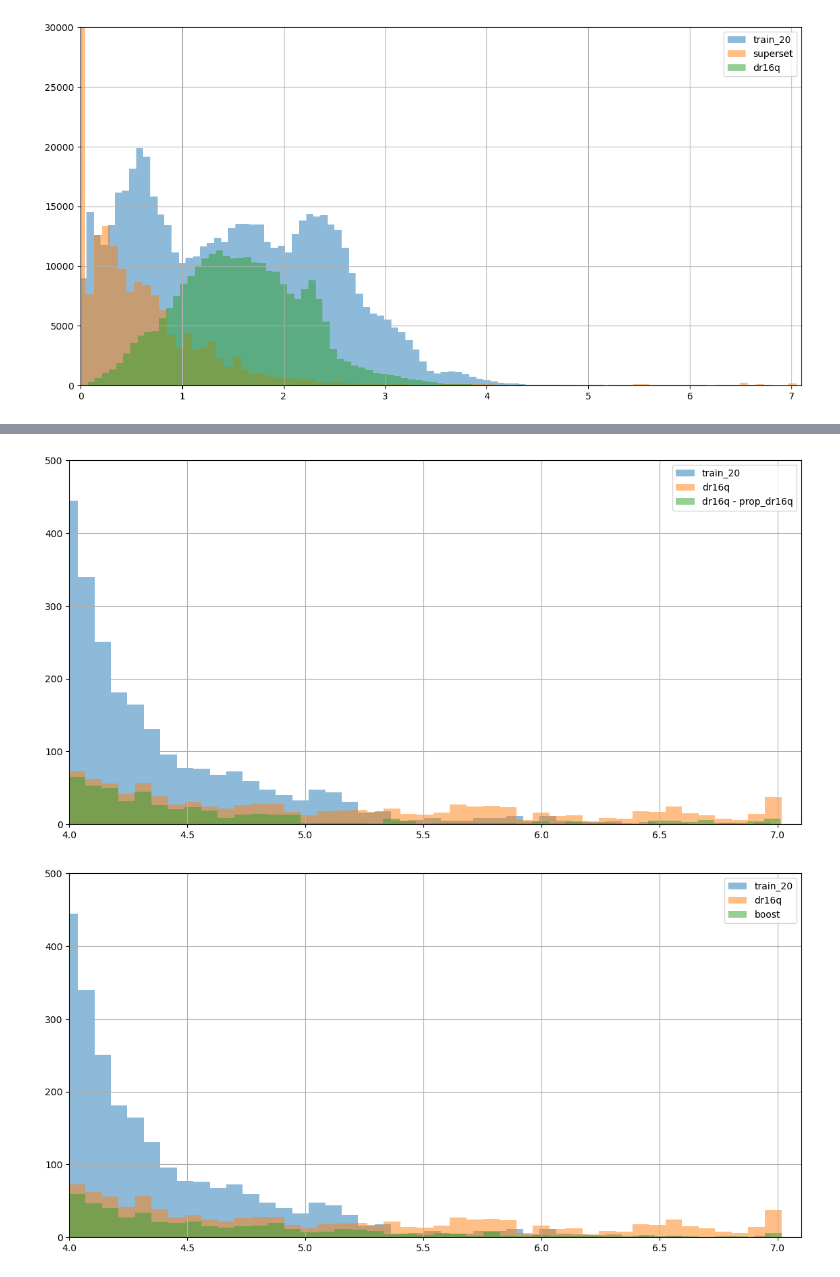
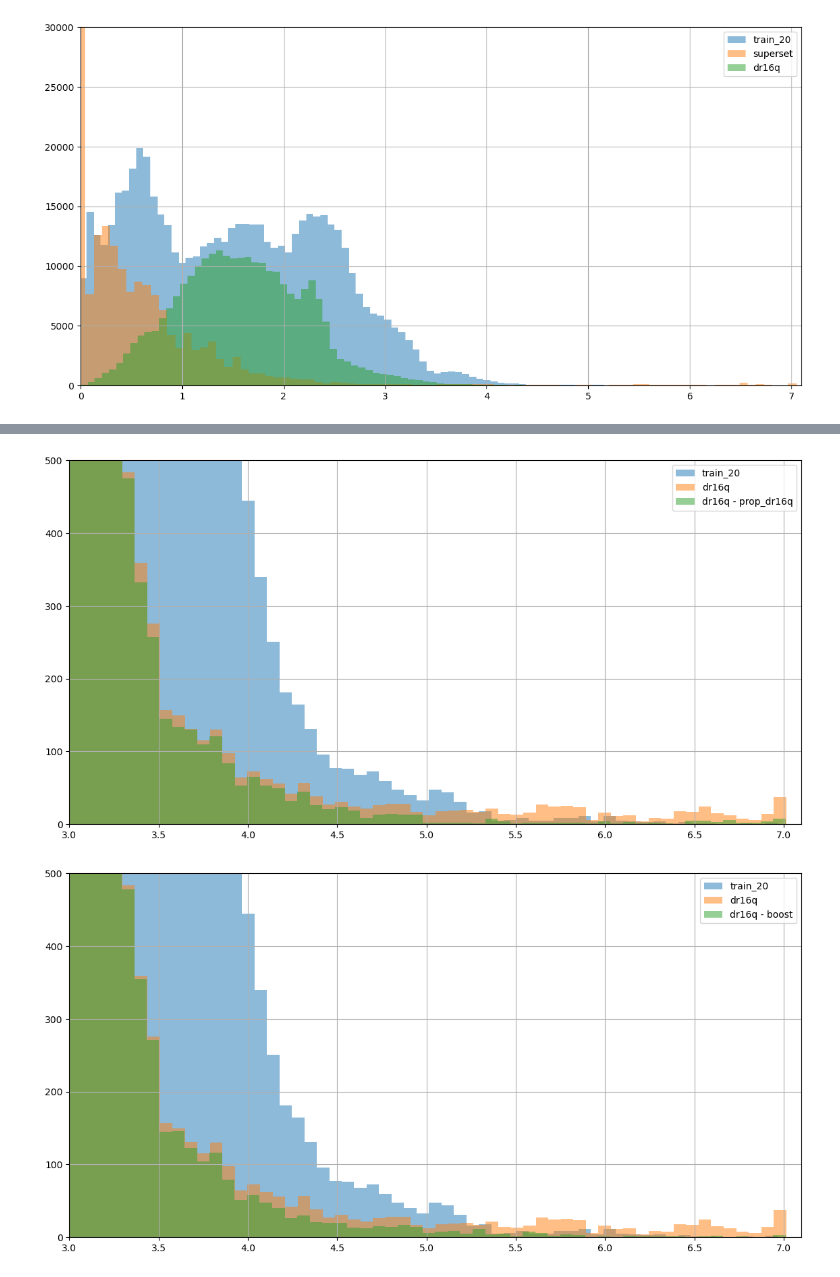
Before and after one commit to SVasi1yev/MSU_quasars, a Jupyter notebook: q_boosting.ipynb, the cells around one changed output, grey strips where cells are left out. Cells and saved outputs as stored; diff of their text form; code cells hidden in the pictures.

```diff
--- a/q_boosting.ipynb
+++ b/q_boosting.ipynb
@@ -171,7 +427,7 @@ import warnings
 warnings.filterwarnings('ignore')
 
 boost = lgbm.LGBMClassifier(
-    n_estimators=300, max_depth=6,
+    n_estimators=1000, max_depth=6,
     n_jobs=8
 )
 boost.fit(
@@ -283,0 +715,9 @@ plt.scatter(prop_dr16q_preds[m], prop_dr16q['Z'][m]);
+# %%
+font = {'size': 16}
+plt.rc('font', **font)
+fig = plt.figure(figsize=(12, 6))
+plt.grid()
+
+plt.hist(prop_dens[(prop_dens['target'] == 1) & (prop_dens['Z'] >= 3)]['preds'], bins=20)
+plt.xlabel('Conf')
+plt.title('prop_DR16Q')
@@ -283,0 +894,14 @@ plt.scatter(prop_dr16q_preds[m], prop_dr16q['Z'][m]);
+# %%
+font = {'size': 16}
+plt.rc('font', **font)
+fig = plt.figure(figsize=(10, 8))
+plt.ylim(0, 7)
+plt.xlim(0, 7)
+plt.grid()
+
+plt.scatter(prop_dr16q['zoo_x1a35_z_max'], prop_dr16q['Z_SYS'], c=prop_dr16q_preds);
+plt.plot(range(0,8), range(0,8), c='r')
+plt.colorbar()
+plt.xlabel('photo_z')
+plt.ylabel('sys_z');
+plt.title('prop_dr16q');
@@ -283,0 +910,14 @@ plt.scatter(prop_dr16q_preds[m], prop_dr16q['Z'][m]);
+# %%
+font = {'size': 16}
+plt.rc('font', **font)
+fig = plt.figure(figsize=(10, 8))
+plt.ylim(0, 7)
+plt.xlim(0, 7)
+plt.grid()
+
+plt.scatter(prop_dr16q['Z'], prop_dr16q['Z_SYS'], c=prop_dr16q_preds);
+plt.plot(range(0,8), range(0,8), c='r')
+plt.colorbar()
+plt.xlabel('spec_z')
+plt.ylabel('sys_z');
+plt.title('prop_dr16q');
@@ -306,7 +946,7 @@ m = (d >= 0.0000001)
 font = {'size': 10}
 plt.rc('font', **font)
 fig = plt.figure(figsize=(14, 7))
-plt.xlim(4, 7.1)
+plt.xlim(3, 7.1)
 plt.ylim(0, 500)
 plt.grid()
 
@@ -316,18 +956,18 @@ plt.hist(dr16q['Z'], bins=100, alpha=0.5, label='dr16q');
 plt.hist(dr16q[m]['Z'], bins=100, alpha=0.5, label='dr16q - prop_dr16q');
 plt.legend();
 # %% [output]
-[figure, old version]
+[figure, new version]
 # %%
 font = {'size': 10}
 plt.rc('font', **font)
 fig = plt.figure(figsize=(14, 7))
-plt.xlim(4, 7.1)
+plt.xlim(3, 7.1)
 plt.ylim(0, 500)
 plt.grid()
 
 plt.hist(train_20['Z'], bins=100, alpha=0.5, label='train_20');
 plt.hist(dr16q['Z'], bins=100, alpha=0.5, label='dr16q');
-plt.hist(dr16q[dr16q_preds <= 0.9]['Z'], bins=100, alpha=0.5, label='boost')
+plt.hist(dr16q[dr16q_preds <= 0.9]['Z'], bins=100, alpha=0.5, label='dr16q - boost')
 plt.legend();
 # %% [output]
-[figure, old version]
+[figure, new version]
```
Also changed, not shown: parts of 73 cells of this notebook, 3 other files.
